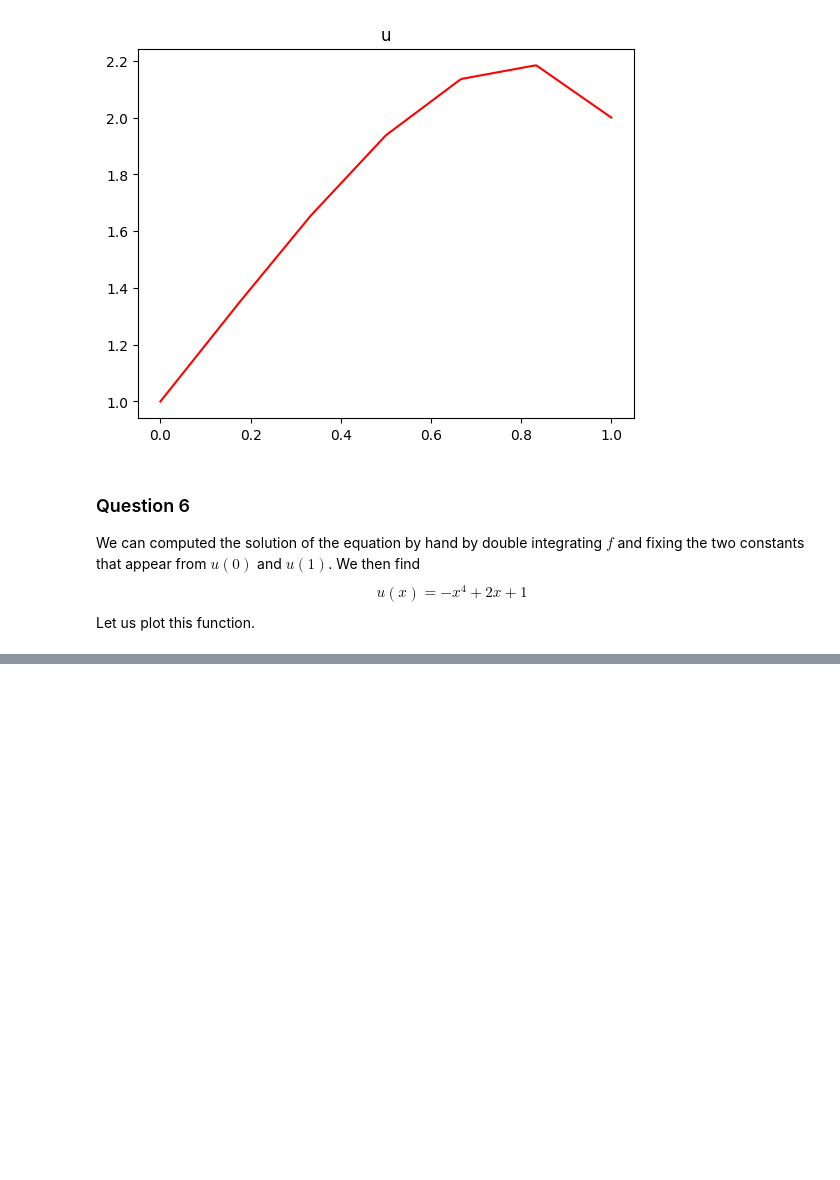
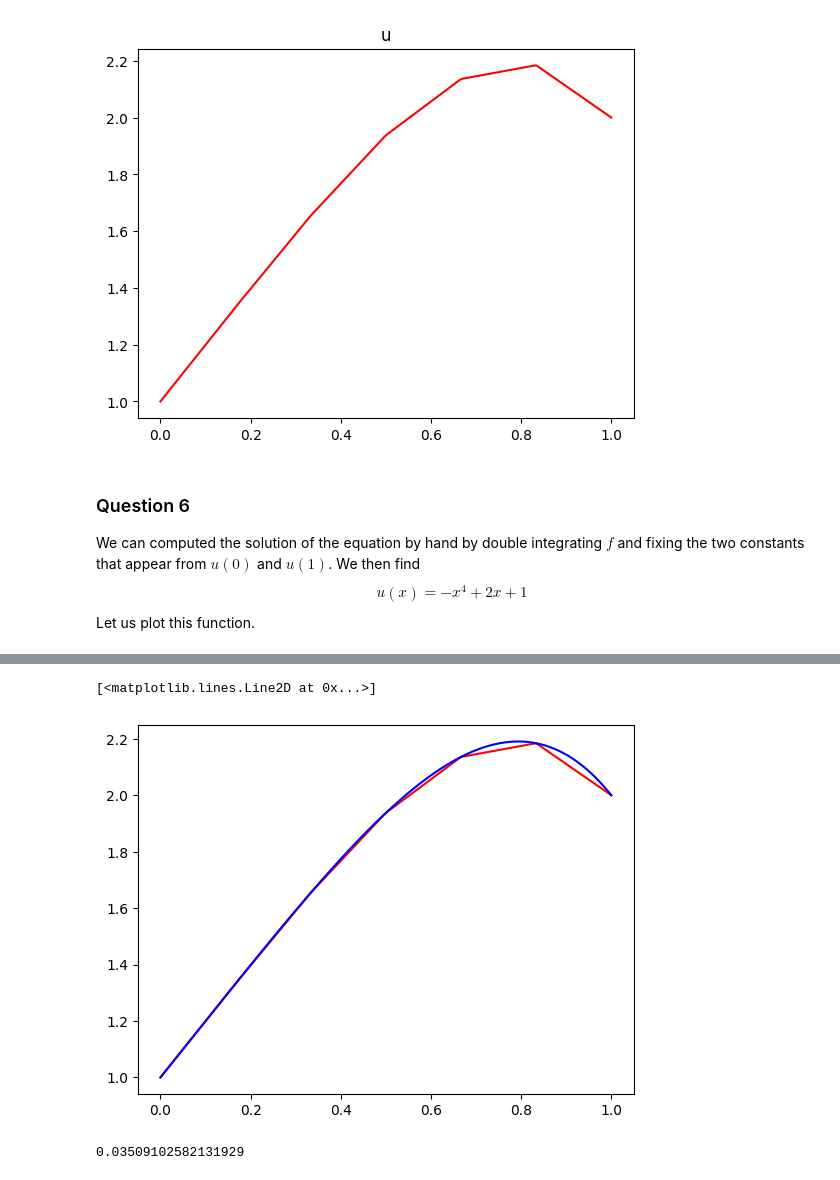
Before and after one commit to cagnol/PDE-Lab-2024, a Jupyter notebook: notebook.ipynb, the cells around one changed output, grey strips where cells are left out. Drawn from its saved outputs; the diff is of its cells as text; code cells hidden in the pictures; blank space fills up the shorter version.

```diff
--- a/notebook.ipynb
+++ b/notebook.ipynb
@@ -276,0 +279,10 @@ plt.show()
+# %%
+plt.plot(x,y,'r')
+plt.plot(x,z,'b')
+# %% [output]
+[<matplotlib.lines.Line2D at 0x...>]
+[figure, added]
+# %%
+max(abs(y-z))
+# %% [output]
+0.03509102582131929
```
Also changed, not shown: parts of 1 cell of this notebook.
